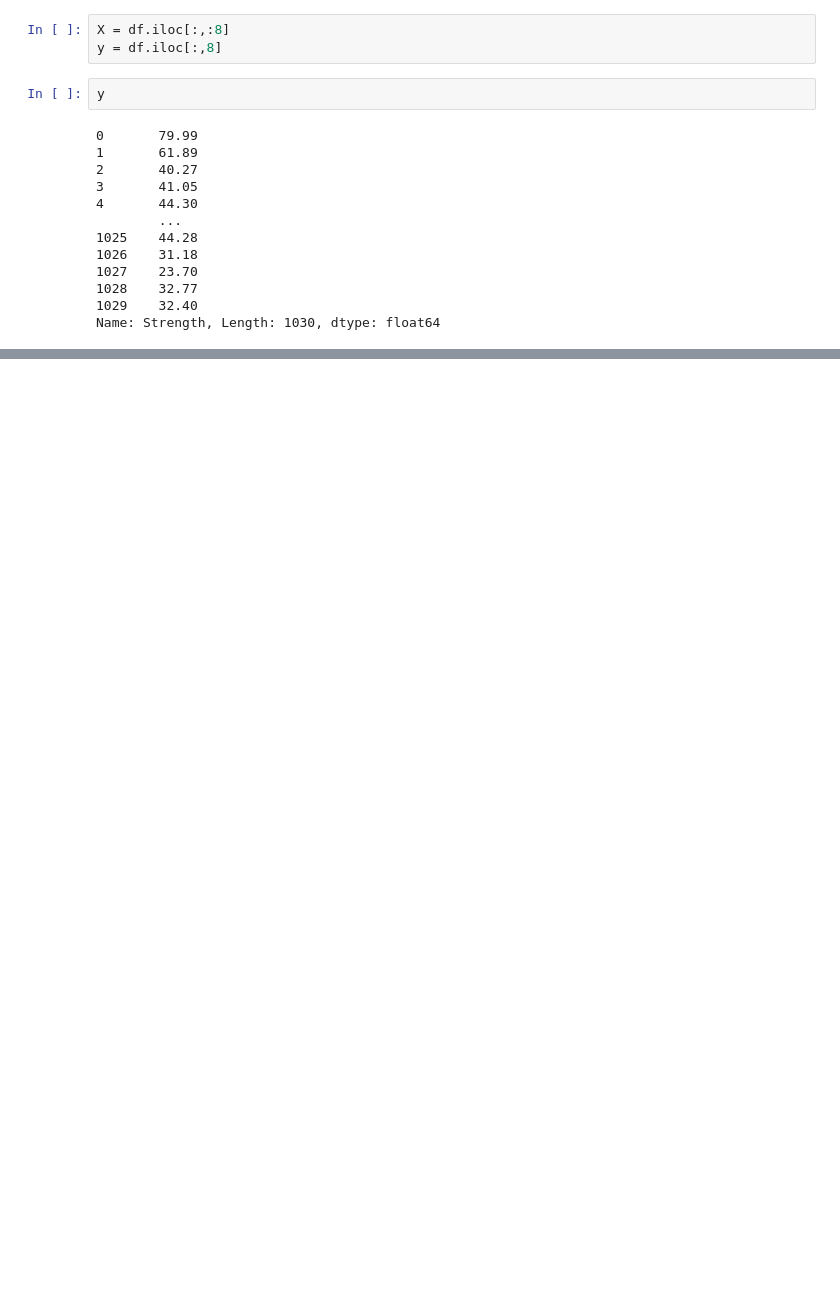
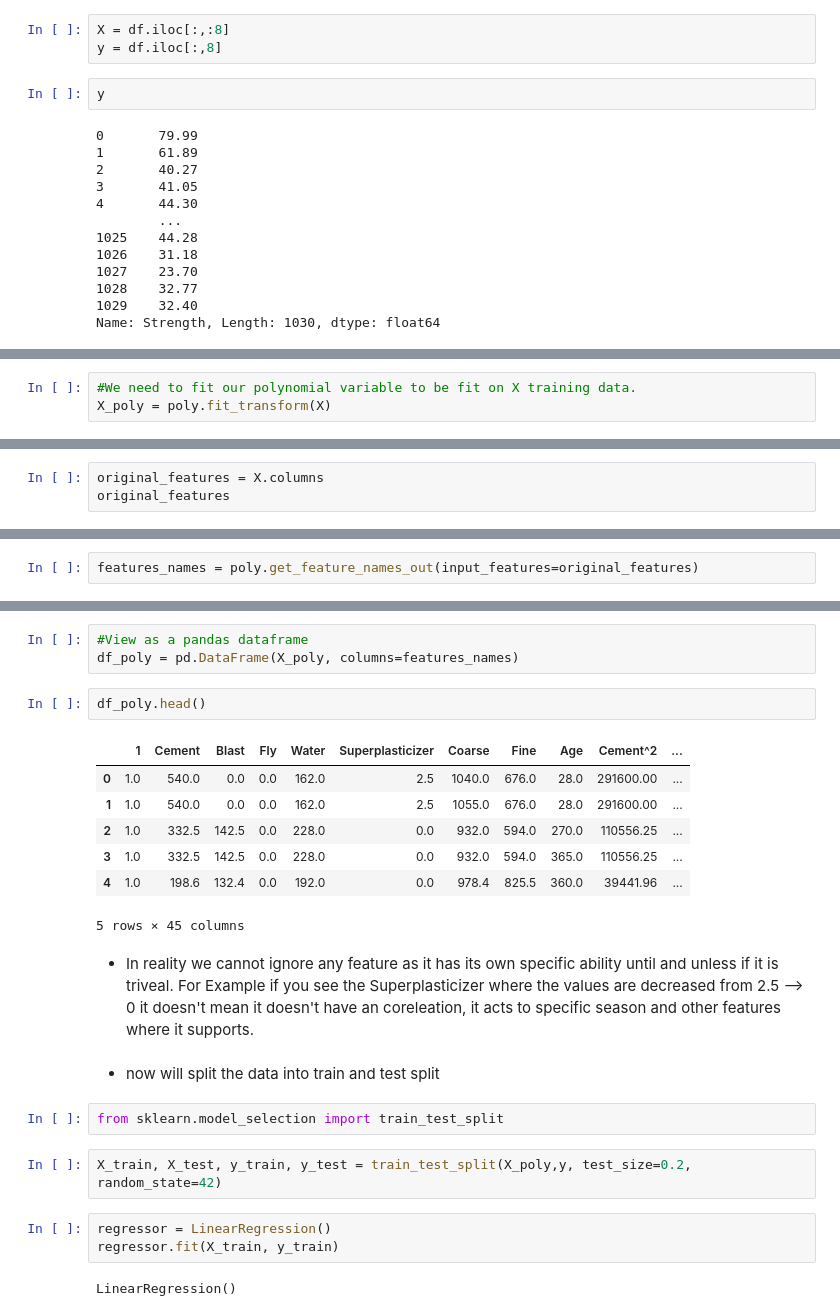
Before and after one commit to rakshith7733/Data-Science-AIML-Portfolio, a Jupyter notebook: Machine Learning/Notebooks/2. Polynomial_Regression_Concrete_Data.ipynb, the cells around one changed output, grey strips where cells are left out. Cells and saved outputs as stored; diff of their text form; blank space fills up the shorter version.

Commit message:
Linear Regression - Poly, Lasso, Ridge, ElasticNet

```diff
--- a/Machine Learning/Notebooks/2. Polynomial_Regression_Concrete_Data.ipynb
+++ b/Machine Learning/Notebooks/2. Polynomial_Regression_Concrete_Data.ipynb
@@ -90,0 +101,3 @@ Name: Strength, Length: 1030, dtype: float64
+# %%
+#We need to fit our polynomial variable to be fit on X training data.
+X_poly = poly.fit_transform(X)
@@ -90,0 +120,3 @@ Name: Strength, Length: 1030, dtype: float64
+# %%
+original_features = X.columns
+original_features
@@ -90,0 +127,2 @@ Name: Strength, Length: 1030, dtype: float64
+# %%
+features_names = poly.get_feature_names_out(input_features=original_features)
@@ -90,0 +149,26 @@ Name: Strength, Length: 1030, dtype: float64
+# %%
+#View as a pandas dataframe
+df_poly = pd.DataFrame(X_poly, columns=features_names)
+# %%
+df_poly.head()
+# %% [output]
+|  | 1 | Cement | Blast | Fly | Water | Superplasticizer | Coarse | Fine | Age | Cement^2 | ... |
+| 0 | 1.0 | 540.0 | 0.0 | 0.0 | 162.0 | 2.5 | 1040.0 | 676.0 | 28.0 | 291600.00 | ... |
+| 1 | 1.0 | 540.0 | 0.0 | 0.0 | 162.0 | 2.5 | 1055.0 | 676.0 | 28.0 | 291600.00 | ... |
+| 2 | 1.0 | 332.5 | 142.5 | 0.0 | 228.0 | 0.0 | 932.0 | 594.0 | 270.0 | 110556.25 | ... |
+| 3 | 1.0 | 332.5 | 142.5 | 0.0 | 228.0 | 0.0 | 932.0 | 594.0 | 365.0 | 110556.25 | ... |
+| 4 | 1.0 | 198.6 | 132.4 | 0.0 | 192.0 | 0.0 | 978.4 | 825.5 | 360.0 | 39441.96 | ... |
+5 rows × 45 columns
+# %% [markdown]
+- In reality we cannot ignore any feature as it has its own specific ability until and unless if it is triveal. For Example if you see the Superplasticizer where the values are decreased from 2.5 --> 0 it doesn't mean it doesn't have an coreleation, it acts to specific season and other features where it supports.
+# %% [markdown]
+- now will split the data into train and test split
+# %%
+from sklearn.model_selection import train_test_split
+# %%
+X_train, X_test, y_train, y_test = train_test_split(X_poly,y, test_size=0.2, random_state=42)
+# %%
+regressor = LinearRegression()
+regressor.fit(X_train, y_train)
+# %% [output]
+LinearRegression()
```
Also changed, not shown: parts of 13 cells of this notebook, 5 other files.
